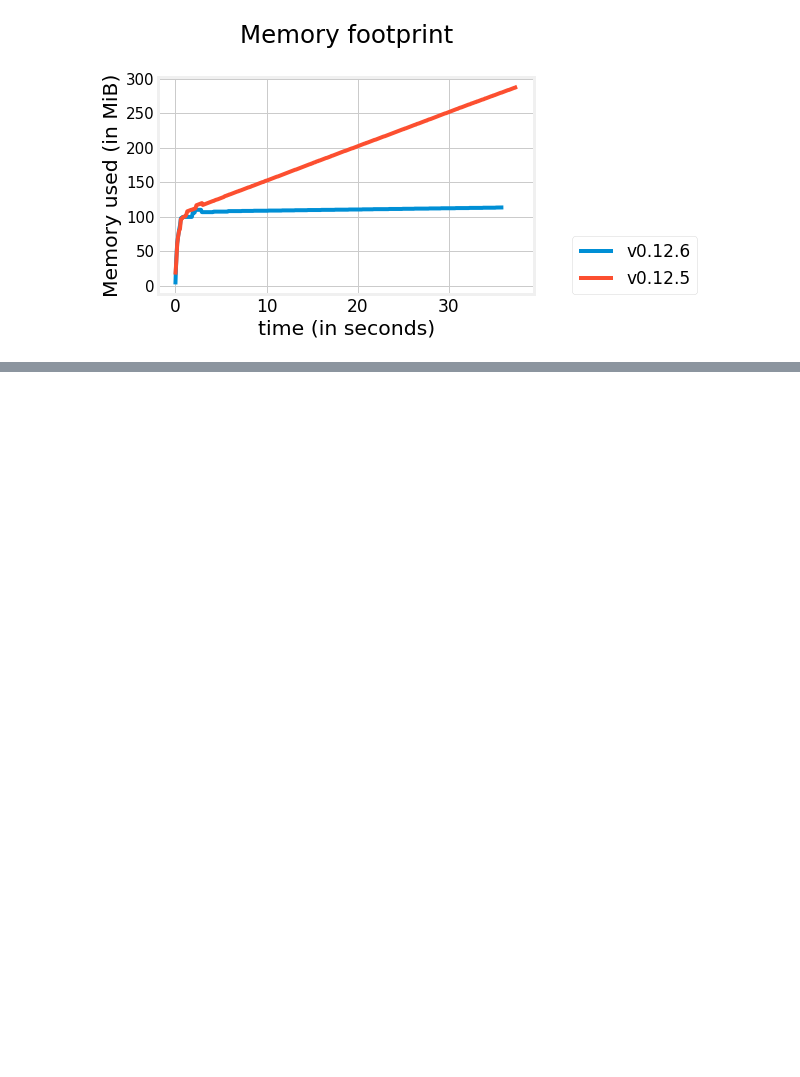
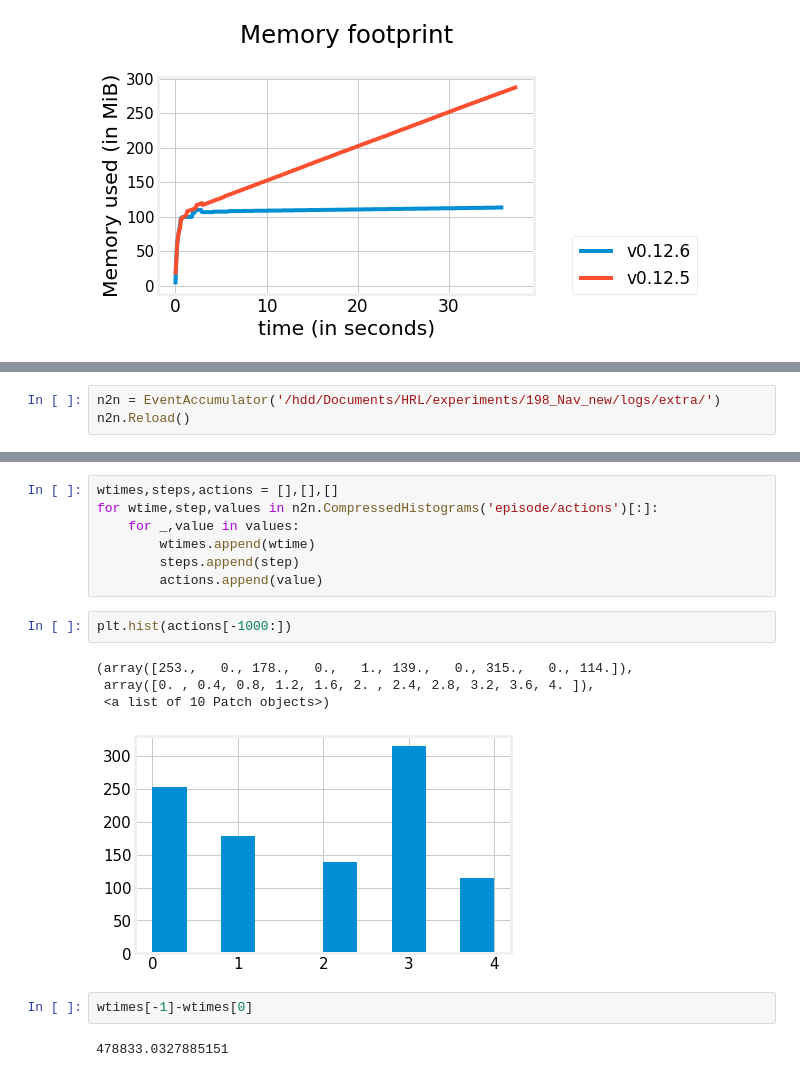
Before and after one commit to NotAnyMike/HRL, a Jupyter notebook: notebooks/Plots.ipynb, the cells around one changed output, grey strips where cells are left out. Cells and saved outputs as stored; diff of their text form; blank space fills up the shorter version.

```diff
--- a/notebooks/Plots.ipynb
+++ b/notebooks/Plots.ipynb
@@ -100,0 +104,3 @@ plt.savefig("plots/mem_profiler.pdf",bbox_inches="tight", pad_inches=0)
+# %%
+n2n = EventAccumulator('/hdd/Documents/HRL/experiments/198_Nav_new/logs/extra/')
+n2n.Reload()
@@ -100,0 +129,18 @@ plt.savefig("plots/mem_profiler.pdf",bbox_inches="tight", pad_inches=0)
+# %%
+wtimes,steps,actions = [],[],[]
+for wtime,step,values in n2n.CompressedHistograms('episode/actions')[:]:
+    for _,value in values:
+        wtimes.append(wtime)
+        steps.append(step)
+        actions.append(value)
+# %%
+plt.hist(actions[-1000:])
+# %% [output]
+(array([253.,   0., 178.,   0.,   1., 139.,   0., 315.,   0., 114.]),
+ array([0. , 0.4, 0.8, 1.2, 1.6, 2. , 2.4, 2.8, 3.2, 3.6, 4. ]),
+ <a list of 10 Patch objects>)
+[figure, added]
+# %%
+wtimes[-1]-wtimes[0]
+# %% [output]
+478833.0327885151
```
Also changed, not shown: parts of 4 cells of this notebook, 4 other files.
